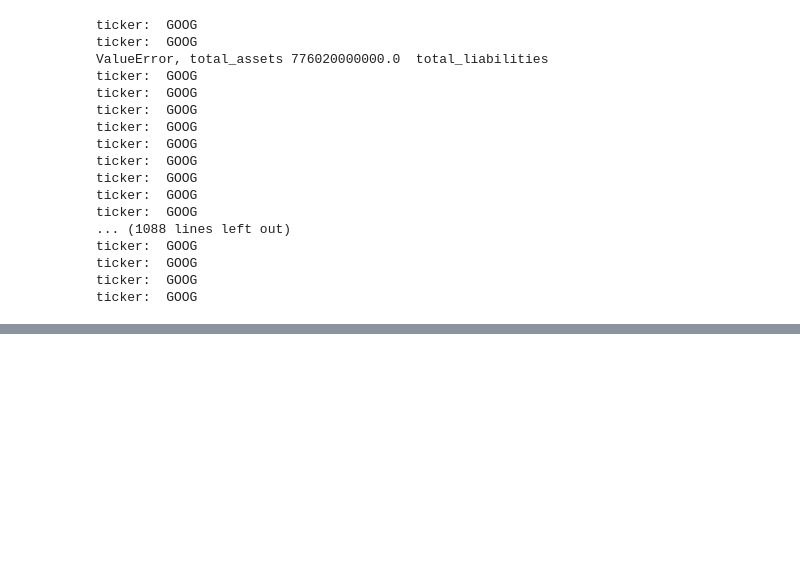
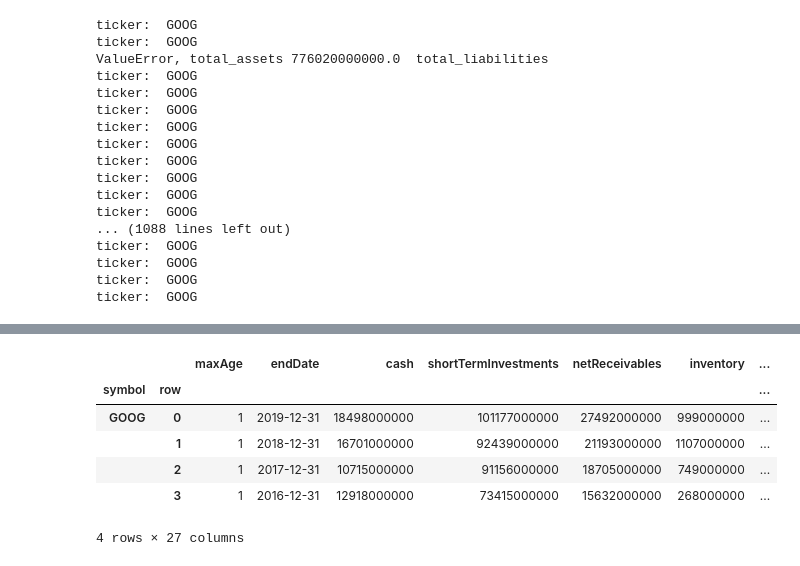
Before and after one commit to antoinecomp/portfolio-advisor, a Jupyter notebook: Graham.ipynb, the cells around one changed output, grey strips where cells are left out. Saved outputs shown, nothing was run; the diff lists cells and outputs as text; code cells hidden in the pictures; blank space fills up the shorter version.

```diff
--- a/Graham.ipynb
+++ b/Graham.ipynb
@@ -422,0 +219,2 @@ stock.info
+# %%
+pd.set_option('display.max_columns', None)
@@ -422,0 +287,3 @@ stock.info
+# %%
+ticker = Ticker("GOOG")
+df = ticker.balance_sheet()
@@ -422,0 +294,10 @@ stock.info
+# %%
+ticker.balance_sheet()
+# %% [output]
+|  |  | maxAge | endDate | cash | shortTermInvestments | netReceivables | inventory | ... |
+| symbol | row |  |  |  |  |  |  | ... |
+| GOOG | 0 | 1 | 2019-12-31 | 18498000000 | 101177000000 | 27492000000 | 999000000 | ... |
+|  | 1 | 1 | 2018-12-31 | 16701000000 | 92439000000 | 21193000000 | 1107000000 | ... |
+|  | 2 | 1 | 2017-12-31 | 10715000000 | 91156000000 | 18705000000 | 749000000 | ... |
+|  | 3 | 1 | 2016-12-31 | 12918000000 | 73415000000 | 15632000000 | 268000000 | ... |
+4 rows × 27 columns
```
Also changed, not shown: parts of 37 cells of this notebook, 5 other files.
